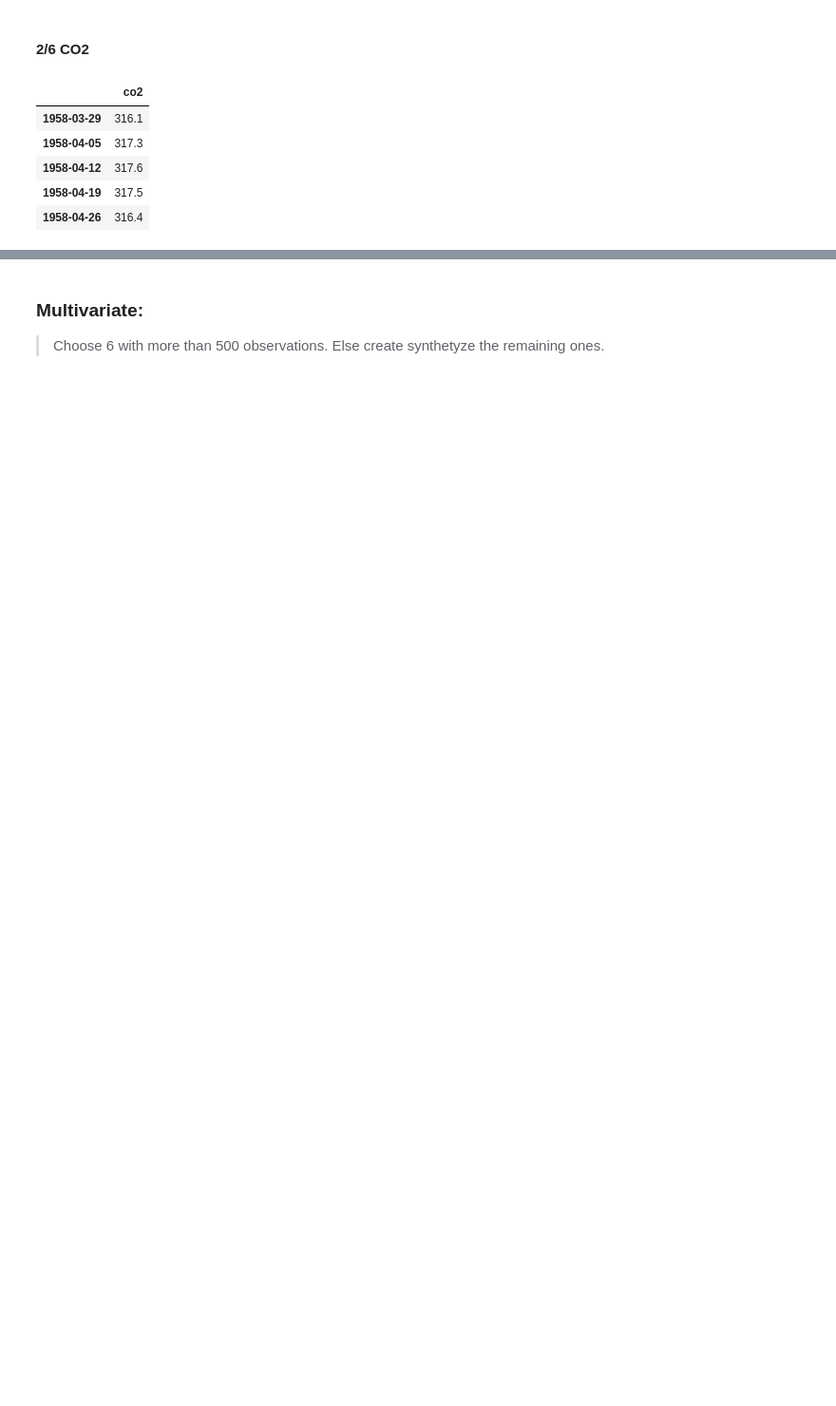
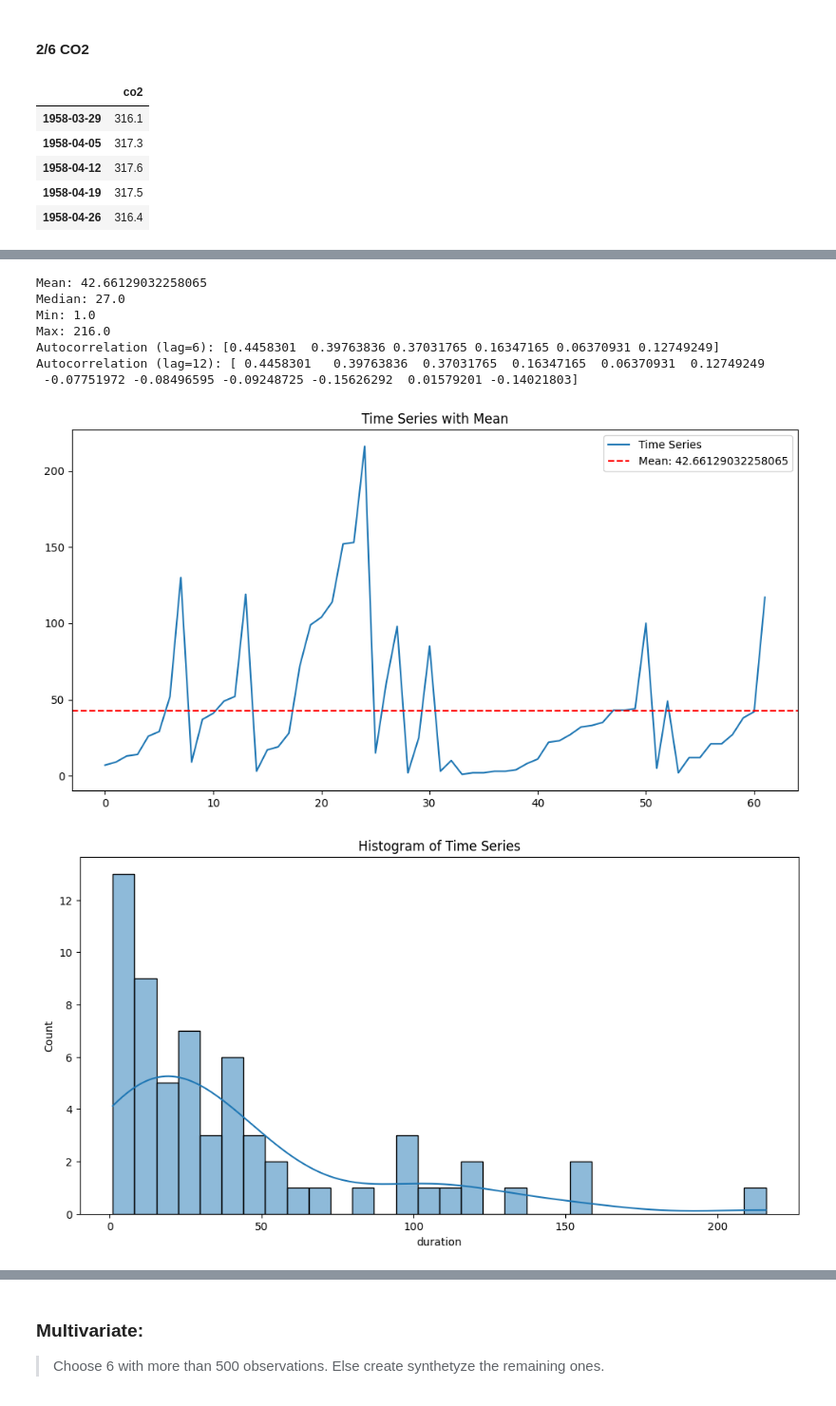
Before and after one commit to feed0/time-series, a Jupyter notebook: 3_statsmodels.ipynb, the cells around one changed output, grey strips where cells are left out. Shown: that part at 95% size. Cells and saved outputs as stored; diff of their text form; code cells hidden in the pictures; blank space fills up the shorter version.

```diff
--- a/3_statsmodels.ipynb
+++ b/3_statsmodels.ipynb
@@ -250,0 +342,2 @@ Autocorrelation (lag=12): [nan nan nan nan nan nan nan nan nan nan nan nan]
+# %%
+strikes_ts = STRIKES_DF['duration']
@@ -250,0 +359,12 @@ Autocorrelation (lag=12): [nan nan nan nan nan nan nan nan nan nan nan nan]
+# %%
+summarize(strikes_ts)
+# %% [output]
+Mean: 42.66129032258065
+Median: 27.0
+Min: 1.0
+Max: 216.0
+Autocorrelation (lag=6): [0.4458301  0.39763836 0.37031765 0.16347165 0.06370931 0.12749249]
+Autocorrelation (lag=12): [ 0.4458301   0.39763836  0.37031765  0.16347165  0.06370931  0.12749249
+ -0.07751972 -0.08496595 -0.09248725 -0.15626292  0.01579201 -0.14021803]
+[figure, added]
+[figure, added]
```
Also changed, not shown: parts of 43 cells of this notebook.
